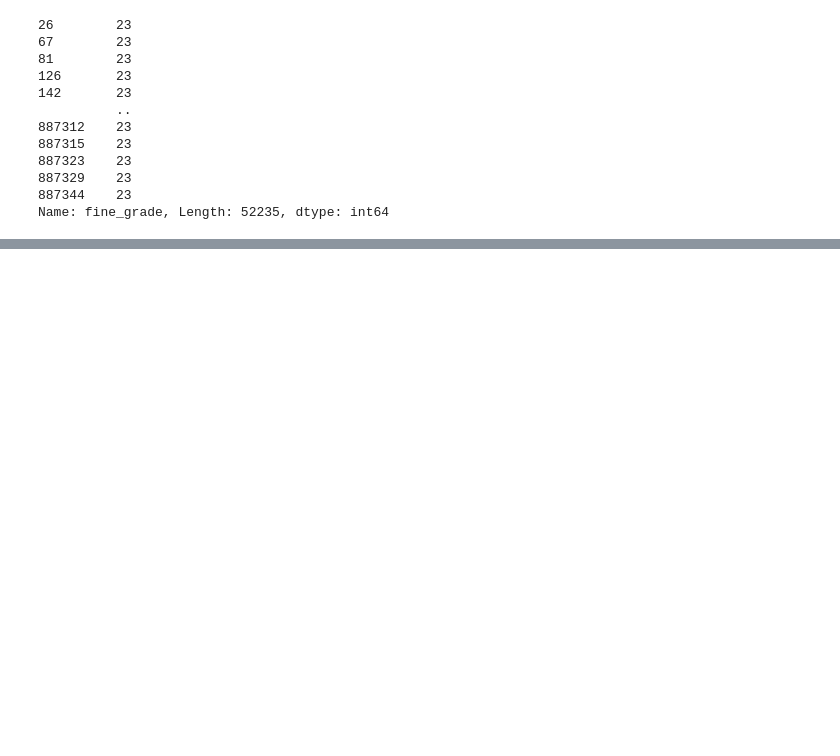
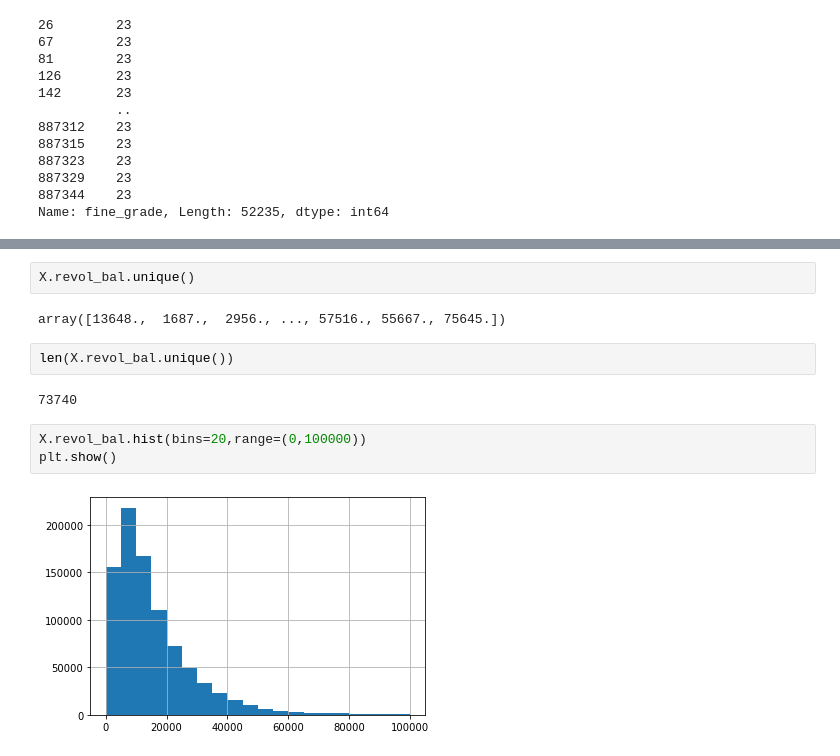
Before and after one commit to ronsperber/Lending-Club, a Jupyter notebook: lending_club.ipynb, the cells around one changed output, grey strips where cells are left out. Saved outputs shown, nothing was run; the diff lists cells and outputs as text; blank space fills up the shorter version.

```diff
--- a/lending_club.ipynb
+++ b/lending_club.ipynb
@@ -1523,0 +1579,13 @@ plt.show()
+# %%
+X.revol_bal.unique()
+# %% [output]
+array([13648.,  1687.,  2956., ..., 57516., 55667., 75645.])
+# %%
+len(X.revol_bal.unique())
+# %% [output]
+73740
+# %%
+X.revol_bal.hist(bins=20,range=(0,100000))
+plt.show()
+# %% [output]
+[figure, added]
```
Also changed, not shown: parts of 31 cells of this notebook.
